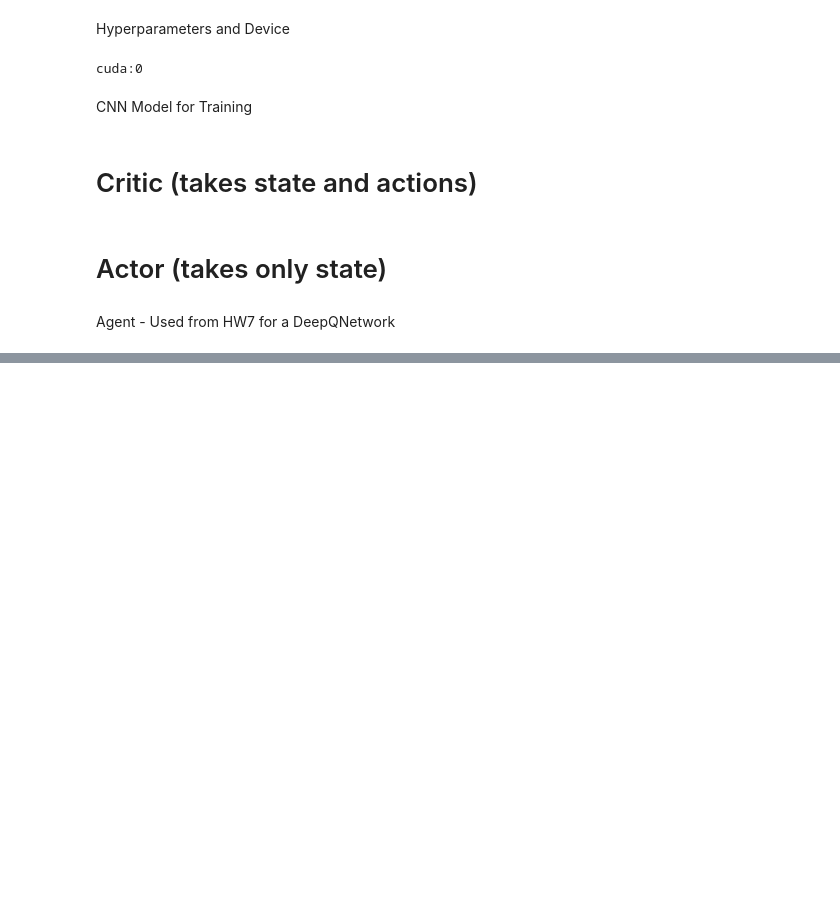
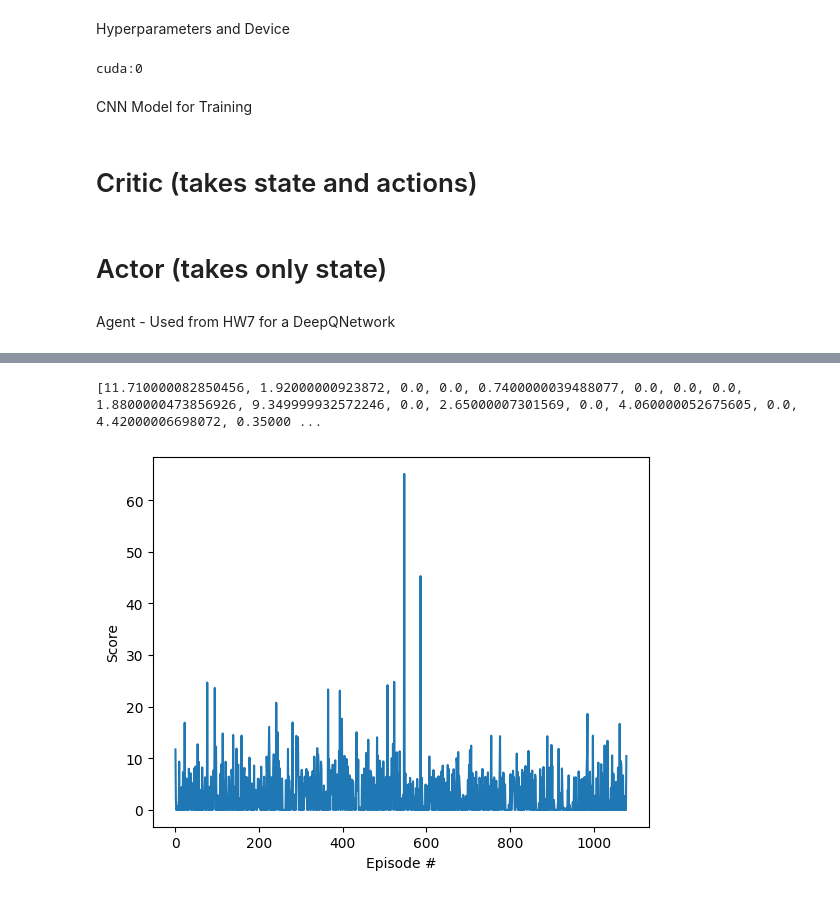
Before and after one commit to bendoesai/trackmania-rl, a Jupyter notebook: tmrl/tmrl/trackmania_CNN.ipynb, the cells around one changed output, grey strips where cells are left out. Drawn from its saved outputs; the diff is of its cells as text; code cells hidden in the pictures; blank space fills up the shorter version.

```diff
--- a/tmrl/tmrl/trackmania_CNN.ipynb
+++ b/tmrl/tmrl/trackmania_CNN.ipynb
@@ -17,10 +17,11 @@ import random
 Hyperparameters and Device
 # %%
 BUFFER_SIZE = int(1e5)  # replay buffer size
-BATCH_SIZE = 64         # minibatch size
+BATCH_SIZE = 20    # minibatch size
 GAMMA = 0.99            # discount factor
 TAU = 1e-3              # for soft update of target parameters
-LR = 5e-4               # learning rate
+ALR = 5e-3               # actor learning rate
+CLR = 4e-2               # critic learning rate (want the critic to learn faster)
 UPDATE_EVERY = 4        # how often to update the network
 device = torch.device("cuda:0" if torch.cuda.is_available() else "cpu")
 print(device)
@@ -72,10 +74,10 @@ class CNN_Trackmania_Critic(nn.Module):
         #print(action)
         action = torch.from_numpy(action).float().to(device)
 
-        x = F.elu(self.conv1(images))
-        x = F.elu(self.conv2(x))
-        x = F.elu(self.conv3(x))
-        x = F.elu(self.conv4(x))
+        x = torch.tanh(self.conv1(images))
+        x = torch.tanh(self.conv2(x))
+        x = torch.tanh(self.conv3(x))
+        x = torch.tanh(self.conv4(x))
 
         #x = self.dropout(x)
 
@@ -85,9 +87,9 @@ class CNN_Trackmania_Critic(nn.Module):
         action = action.view(-1)
         #print(x.size())
         x = torch.cat((speed, gear, rpm, x, act1, act2, action), -1)
-        x = F.elu(self.fc1(x))
-        x = F.elu(self.fc2(x))
-        x = F.elu(self.fc3(x))
+        x = torch.tanh(self.fc1(x))
+        x = torch.tanh(self.fc2(x))
+        x = F.tanh(self.fc3(x))
         x = self.fc4(x)
 
         return x
@@ -127,10 +129,10 @@ class CNN_Trackmania_Actor(nn.Module):
         act1 = torch.from_numpy(act1).to(device)
         act2 = torch.from_numpy(act2).to(device)
 
-        x = F.elu(self.conv1(images))
-        x = F.elu(self.conv2(x))
-        x = F.elu(self.conv3(x))
-        x = F.elu(self.conv4(x))
+        x = torch.tanh(self.conv1(images))
+        x = torch.tanh(self.conv2(x))
+        x = torch.tanh(self.conv3(x))
+        x = torch.tanh(self.conv4(x))
 
         #x = self.dropout(x)
 
@@ -140,9 +142,9 @@ class CNN_Trackmania_Actor(nn.Module):
 
         #print(x.size())
         x = torch.cat((speed, gear, rpm, x, act1, act2), -1)
-        x = F.elu(self.fc1(x))
-        x = F.elu(self.fc2(x))
-        x = F.elu(self.fc3(x))
+        x = torch.tanh(self.fc1(x))
+        x = torch.tanh(self.fc2(x))
+        x = F.tanh(self.fc3(x))
         x = self.fc4(x)
 
         return x
@@ -443,3 +398,16 @@ Episode 1: 5.639999894425273
 # %%
 print('State shape: ', env.observation_space.shape)
 print('Number of actions: ', env.action_space)
+# %%
+import matplotlib.pyplot as plt
+# plot the scores
+fig = plt.figure()
+ax = fig.add_subplot(111)
+print(scores)
+plt.plot(np.arange(len(scores)), scores)
+plt.ylabel('Score')
+plt.xlabel('Episode #')
+plt.show()
+# %% [output]
+[11.710000082850456, 1.92000000923872, 0.0, 0.0, 0.7400000039488077, 0.0, 0.0, 0.0, 1.8800000473856926, 9.349999932572246, 0.0, 2.65000007301569, 0.0, 4.060000052675605, 0.0, 4.42000006698072, 0.35000 ...
+[figure, added]
```
Also changed, not shown: parts of 4 cells of this notebook, 2 other files.
